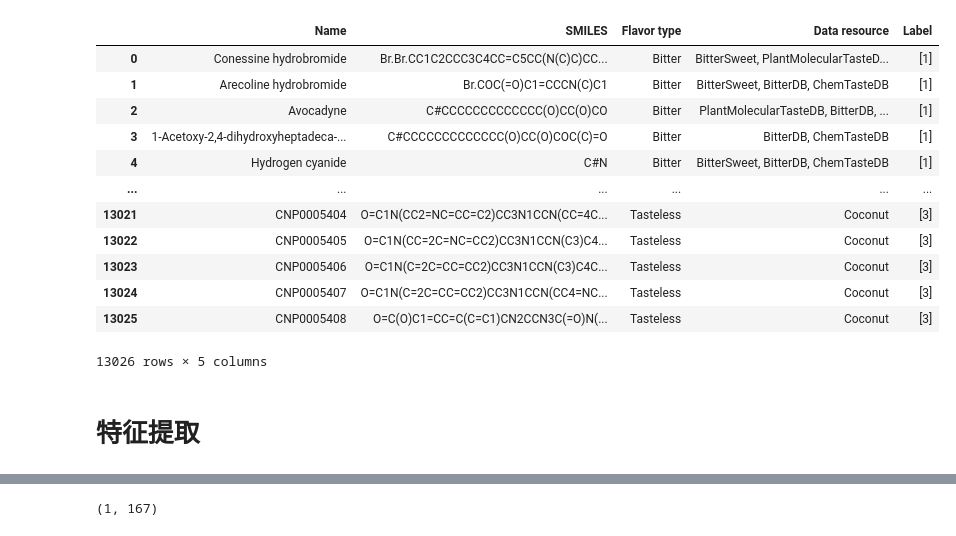
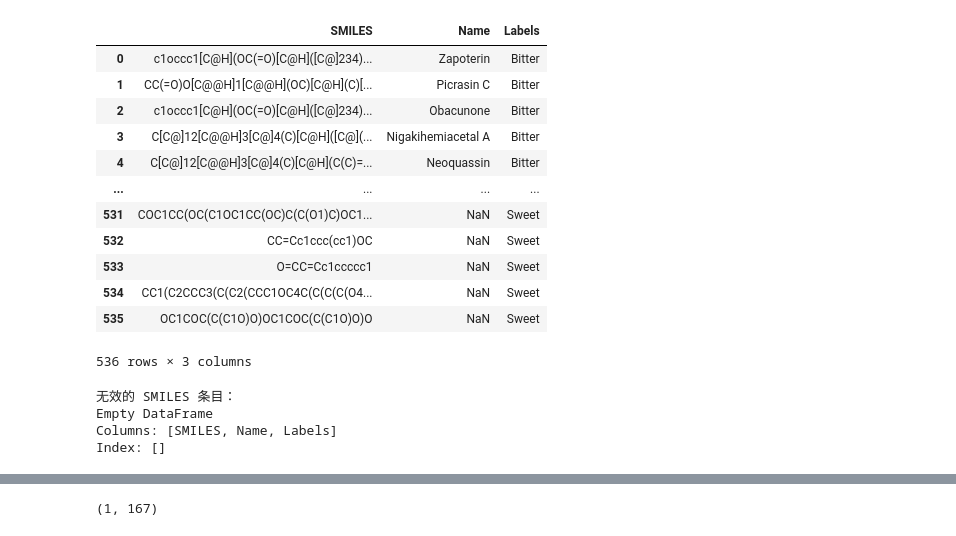
Before and after one commit to PeiqinShi/TasteMolNet, a Jupyter notebook: model/final model.ipynb, the cells around one changed output, grey strips where cells are left out. Saved outputs shown, nothing was run; the diff lists cells and outputs as text; code cells hidden in the pictures.

```diff
--- a/model/final model.ipynb
+++ b/model/final model.ipynb
@@ -18,24 +16,36 @@ https://scikit-learn.org/stable/model_persistence.html#security-maintainability-
 # %%
-data_pre = pd.read_csv('../data/food_Compound - 最终.csv',encoding='gb18030')
+data_pre = pd.read_excel('../data/validation.xlsx')
 data = pd.read_csv('../data/BST.csv',encoding = 'gb2312')
 # %%
-data
+data_pre
 # %% [output]
-|  | Name | SMILES | Flavor type | Data resource | Label |
-| 0 | Conessine hydrobromide | Br.Br.CC1C2CCC3C4CC=C5CC(N(C)C)CC... | Bitter | BitterSweet, PlantMolecularTasteD... | [1] |
-| 1 | Arecoline hydrobromide | Br.COC(=O)C1=CCCN(C)C1 | Bitter | BitterSweet, BitterDB, ChemTasteDB | [1] |
-| 2 | Avocadyne | C#CCCCCCCCCCCCC(O)CC(O)CO | Bitter | PlantMolecularTasteDB, BitterDB, ... | [1] |
-| 3 | 1-Acetoxy-2,4-dihydroxyheptadeca-... | C#CCCCCCCCCCCCC(O)CC(O)COC(C)=O | Bitter | BitterDB, ChemTasteDB | [1] |
-| 4 | Hydrogen cyanide | C#N | Bitter | BitterSweet, BitterDB, ChemTasteDB | [1] |
-| ... | ... | ... | ... | ... | ... |
-| 13021 | CNP0005404 | O=C1N(CC2=NC=CC=C2)CC3N1CCN(CC=4C... | Tasteless | Coconut | [3] |
-| 13022 | CNP0005405 | O=C1N(CC=2C=NC=CC2)CC3N1CCN(C3)C4... | Tasteless | Coconut | [3] |
-| 13023 | CNP0005406 | O=C1N(C=2C=CC=CC2)CC3N1CCN(C3)C4C... | Tasteless | Coconut | [3] |
-| 13024 | CNP0005407 | O=C1N(C=2C=CC=CC2)CC3N1CCN(CC4=NC... | Tasteless | Coconut | [3] |
-| 13025 | CNP0005408 | O=C(O)C1=CC=C(C=C1)CN2CCN3C(=O)N(... | Tasteless | Coconut | [3] |
+|  | SMILES | Name | Labels |
+| 0 | c1occc1[C@H](OC(=O)[C@H]([C@]234)... | Zapoterin | Bitter |
+| 1 | CC(=O)O[C@@H]1[C@@H](OC)[C@H](C)[... | Picrasin C | Bitter |
+| 2 | c1occc1[C@H](OC(=O)[C@H]([C@]234)... | Obacunone | Bitter |
+| 3 | C[C@]12[C@@H]3[C@]4(C)[C@H]([C@](... | Nigakihemiacetal A | Bitter |
+| 4 | C[C@]12[C@@H]3[C@]4(C)[C@H](C(C)=... | Neoquassin | Bitter |
+| ... | ... | ... | ... |
+| 531 | COC1CC(OC(C1OC1CC(OC)C(C(O1)C)OC1... | NaN | Sweet |
+| 532 | CC=Cc1ccc(cc1)OC | NaN | Sweet |
+| 533 | O=CC=Cc1ccccc1 | NaN | Sweet |
+| 534 | CC1(C2CCC3(C(C2(CCC1OC4C(C(C(C(O4... | NaN | Sweet |
+| 535 | OC1COC(C(C1O)O)OC1COC(C(C1O)O)O | NaN | Sweet |
-13026 rows × 5 columns
+536 rows × 3 columns
-# %% [markdown]
-# 特征提取
+# %%
+def valid_smiles(smiles):
+    mol = Chem.MolFromSmiles(smiles)
+    return mol is not None
+
+
+invalid_smiles = data_pre[~data_pre['SMILES'].apply(valid_smiles)]
+print("无效的 SMILES 条目：")
+print(invalid_smiles)
+# %% [output]
+无效的 SMILES 条目：
+Empty DataFrame
+Columns: [SMILES, Name, Labels]
+Index: []
 # %%
 featurizer_maccs = dc.feat.MACCSKeysFingerprint()
 features = featurizer_maccs.featurize(data['SMILES'])
```
Also changed, not shown: parts of 21 cells of this notebook.
